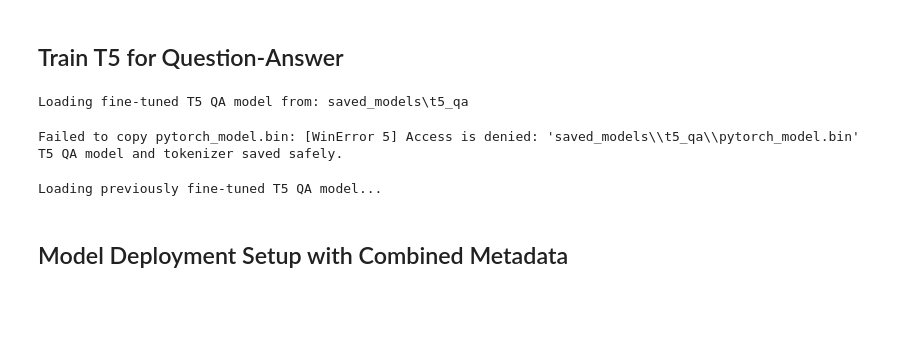
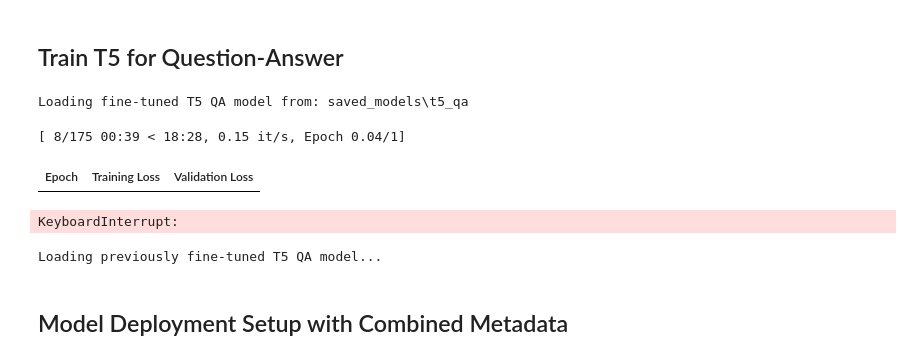
Before and after one commit to mward2020/Project_3, a Jupyter notebook: mental_health_chatbot_happy_brain.ipynb, the cells around one changed output. Drawn from its saved outputs; the diff is of its cells as text; code cells hidden in the pictures; blank space fills up the shorter version.

```diff
--- a/mental_health_chatbot_happy_brain.ipynb
+++ b/mental_health_chatbot_happy_brain.ipynb
@@ -1074,54 +1153,48 @@ qa_trainer = Seq2SeqTrainer(
 
 # Train the QA model
 
-# qa_trainer.train()
+qa_trainer.train()
 
 # Optional: Free up memory (especially useful on GPU systems)
 
-import gc
 gc.collect()
 if torch.cuda.is_available():
     torch.cuda.empty_cache()
 
-# Save model and tokenizer using the Trainer to avoid file lock issues
+# Save model and tokenizer safely using a temp directory
 
-# qa_trainer.save_model(SAVE_ROOT / "t5_qa")
-# t5_qa_tokenizer.save_pretrained(SAVE_ROOT / "t5_qa")
-
-import shutil
-import tempfile
-
-from pathlib import Path
-
-# Save model and tokenizer safely using a temp directory
 with tempfile.TemporaryDirectory() as tmpdir:
     tmp_path = Path(tmpdir)
 
     # Save model + tokenizer to temp dir
+
     qa_trainer.save_model(tmp_path)
     t5_qa_tokenizer.save_pretrained(tmp_path)
 
     # Final destination
+
     final_path = SAVE_ROOT / "t5_qa"
     final_path.mkdir(parents=True, exist_ok=True)
 
     # Move files: overwrite by removing first if necessary
+
     for item in tmp_path.iterdir():
         dest = final_path / item.name
         try:
             if dest.exists():
                 if dest.is_file():
                     dest.unlink()
                 elif dest.is_dir():
                     shutil.rmtree(dest)
-            shutil.copy2(item, dest)  # Use copy instead of move to avoid Win errors
+            shutil.copy2(item, dest)
         except Exception as e:
             print(f"Failed to copy {item.name}: {e}")
 
 print("T5 QA model and tokenizer saved safely.")
 # %% [output]
-Failed to copy pytorch_model.bin: [WinError 5] Access is denied: 'saved_models\\t5_qa\\pytorch_model.bin'
-T5 QA model and tokenizer saved safely.
+[ 8/175 00:39 < 18:28, 0.15 it/s, Epoch 0.04/1]
+| Epoch | Training Loss | Validation Loss |
+KeyboardInterrupt:
 # %%
 # Load the fine-tuned T5 QA model, or fall back to base if not found
 
```
Also changed, not shown: parts of 25 cells of this notebook, 2 other files.
